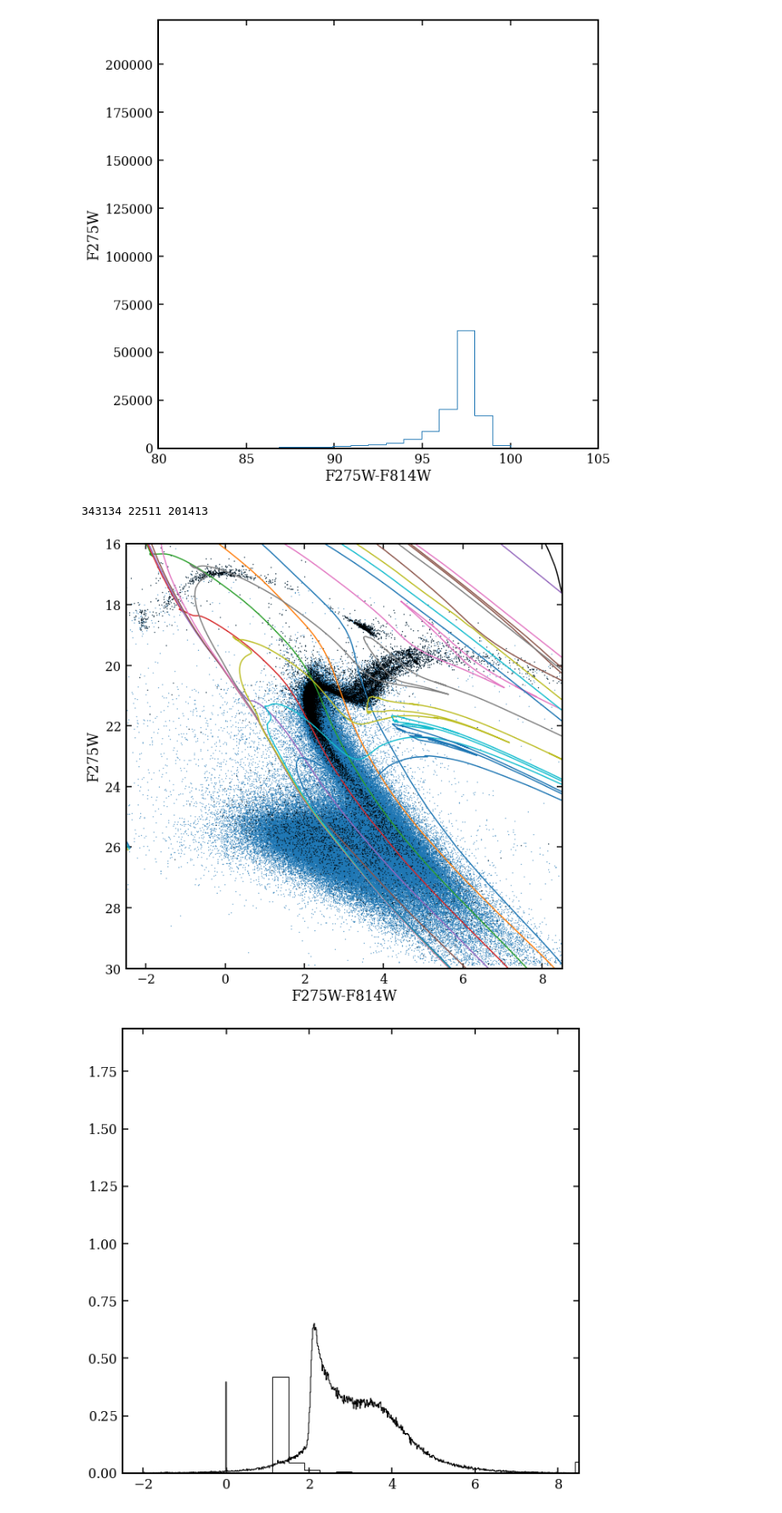
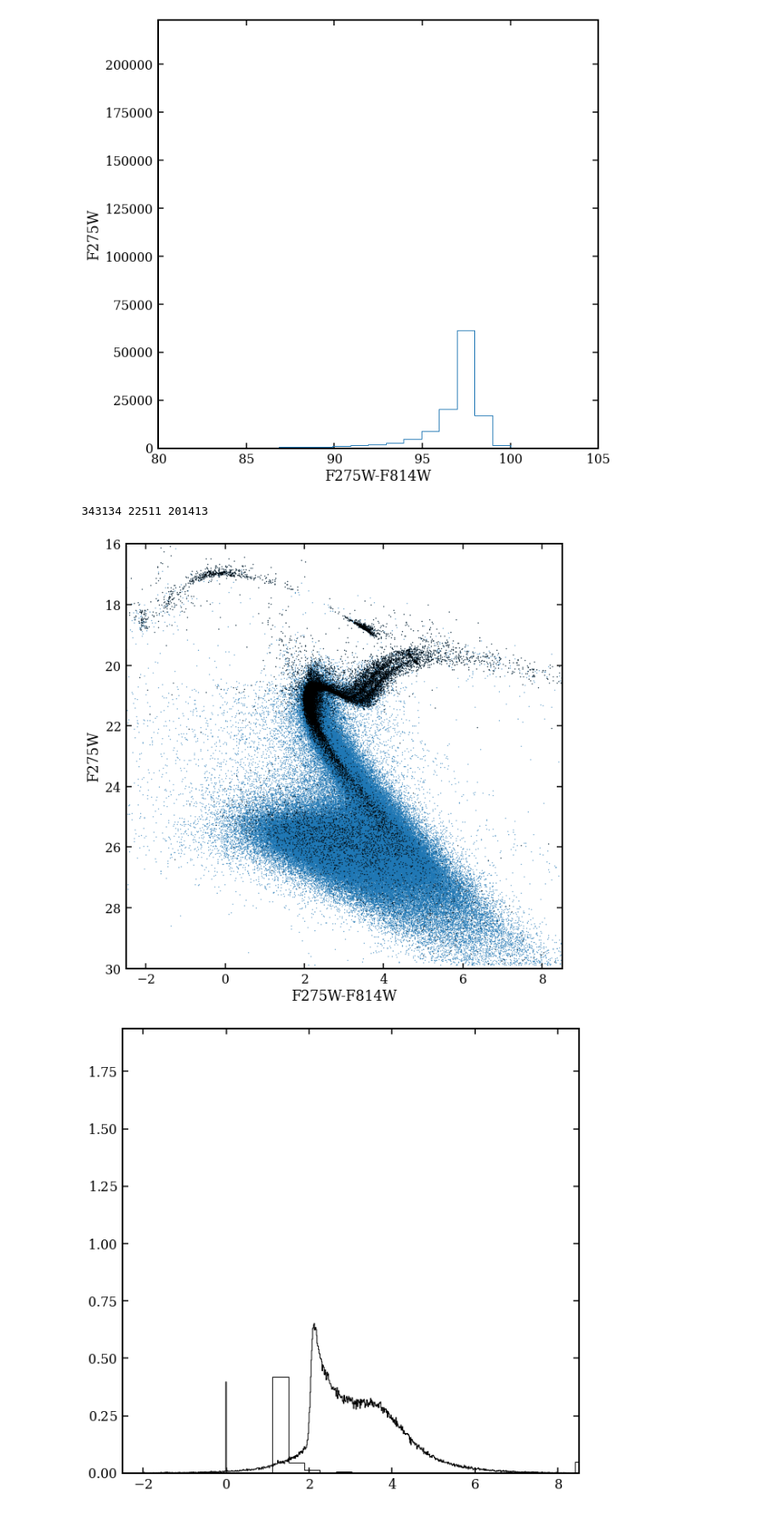
Before and after one commit to AndrewGraus/GC_project_code, a Jupyter notebook: Isochrone_tests.ipynb, the cells around one changed output. Shown at 85% size. Cells and saved outputs as stored; diff of their text form; code cells hidden in the pictures.

```diff
--- a/Isochrone_tests.ipynb
+++ b/Isochrone_tests.ipynb
@@ -244,39 +245,39 @@ membership_prob = np.array(f[:,32],dtype=float)
 #large errors F275W > 0.03, F336W > 0.03, F438W > 0.02
 obs_mask = (F275>-99.0)&(F336>-99.0)&(F438>-99.0)&(F606>-99.0)&(F814>-99.0)&(F275_RMS<0.03)&(F336_RMS<0.03)&(F438_RMS<0.02)
 obs_mask_no_err = (F275>-99.0)&(F336>-99.0)&(F438>-99.0)&(F606>-99.0)&(F814>-99.0)
 
 print(len(F275),np.sum(obs_mask),np.sum(obs_mask_no_err))
 
 F275_orig = F275.copy()
 F336_orig = F336.copy()
 F438_orig = F438.copy()
 F606_orig = F606.copy()
 F814_orig = F814.copy()
 
 F275 = F275[obs_mask]
 F336 = F336[obs_mask]
 F438 = F438[obs_mask]
 F606 = F606[obs_mask]
 F814 = F814[obs_mask]
 
 fig1 = figure(1,(10,10))
 
-for age_select in np.unique(mist_age)[::10]:
-    mask_age = (mist_age==age_select)
-
-    plt.plot(mist_f275w[mask_age]-mist_f814w[mask_age],mist_f275w[mask_age]+18.)
+#for age_select in np.unique(mist_age)[::10]:
+#    mask_age = (mist_age==age_select)
+#
+#    plt.plot(mist_f275w[mask_age]-mist_f814w[mask_age],mist_f275w[mask_age]+18.)
 
 plt.scatter(F275_orig-F814_orig,F275_orig,color='C0',s=0.1)
 plt.scatter(F275-F814,F275,color='k',s=0.1)
-plt.plot(mist_f275w[mask_age]-mist_f814w[mask_age],mist_f275w[mask_age],color='k')
+#plt.plot(mist_f275w[mask_age]-mist_f814w[mask_age],mist_f275w[mask_age],color='k')
 plt.xlim([-2.5,8.5])
 plt.ylim([30,16])
 plt.xlabel('F275W-F814W')
 plt.ylabel('F275W')
 plt.show()
 # %% [output]
 343134 22511 201413
-[figure, old version]
+[figure, new version]
 # %%
 #This seems to be potentially the effect of reddening??, Also from the Oliviera et al. paper could need Alpha
 #enhanced isochrones.
```
Also changed, not shown: parts of 11 cells of this notebook, 1 other file.
